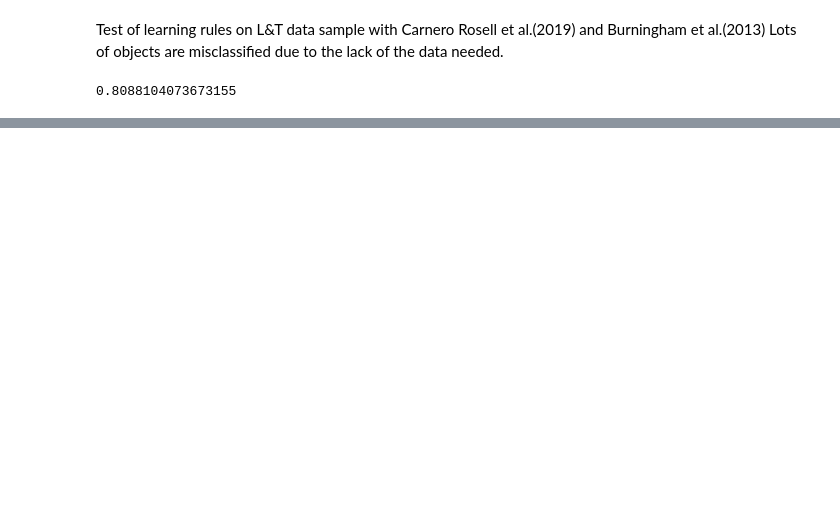
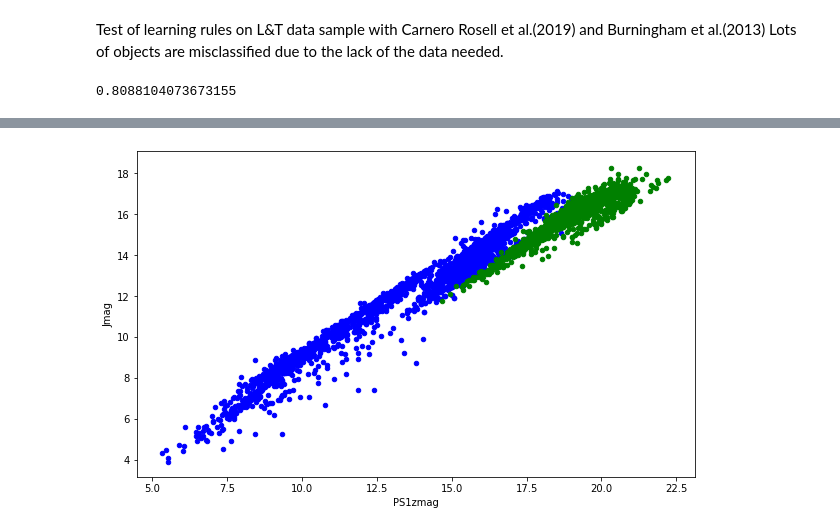
Before and after one commit to iamaleksandra/Brown-Dwarfs-NN, a Jupyter notebook: bd.ipynb, the cells around one changed output, grey strips where cells are left out. Drawn from its saved outputs; the diff is of its cells as text; code cells hidden in the pictures; blank space fills up the shorter version.

Commit message:
update + expanded data

```diff
--- a/bd.ipynb
+++ b/bd.ipynb
@@ -111,0 +100,3 @@ for i, ax in enumerate(axarr.flat):
+# %%
+df = pandas.read_csv('data2.csv')
+df.head()
@@ -111,0 +113,10 @@ for i, ax in enumerate(axarr.flat):
+# %%
+mag1='PS1zmag'
+mag2='Jmag'
+df1 = df[df['label'] == False]
+fp=df1.plot.scatter(x=mag1, y=mag2, c='b',figsize=(10, 6))
+df2 = df[df['label'] == True]
+df2.plot.scatter(x=mag1, y=mag2, c='g', ax=fp)
+plt.show()
+# %% [output]
+[figure, added]
```
Also changed, not shown: parts of 16 cells of this notebook, 1 other file.
